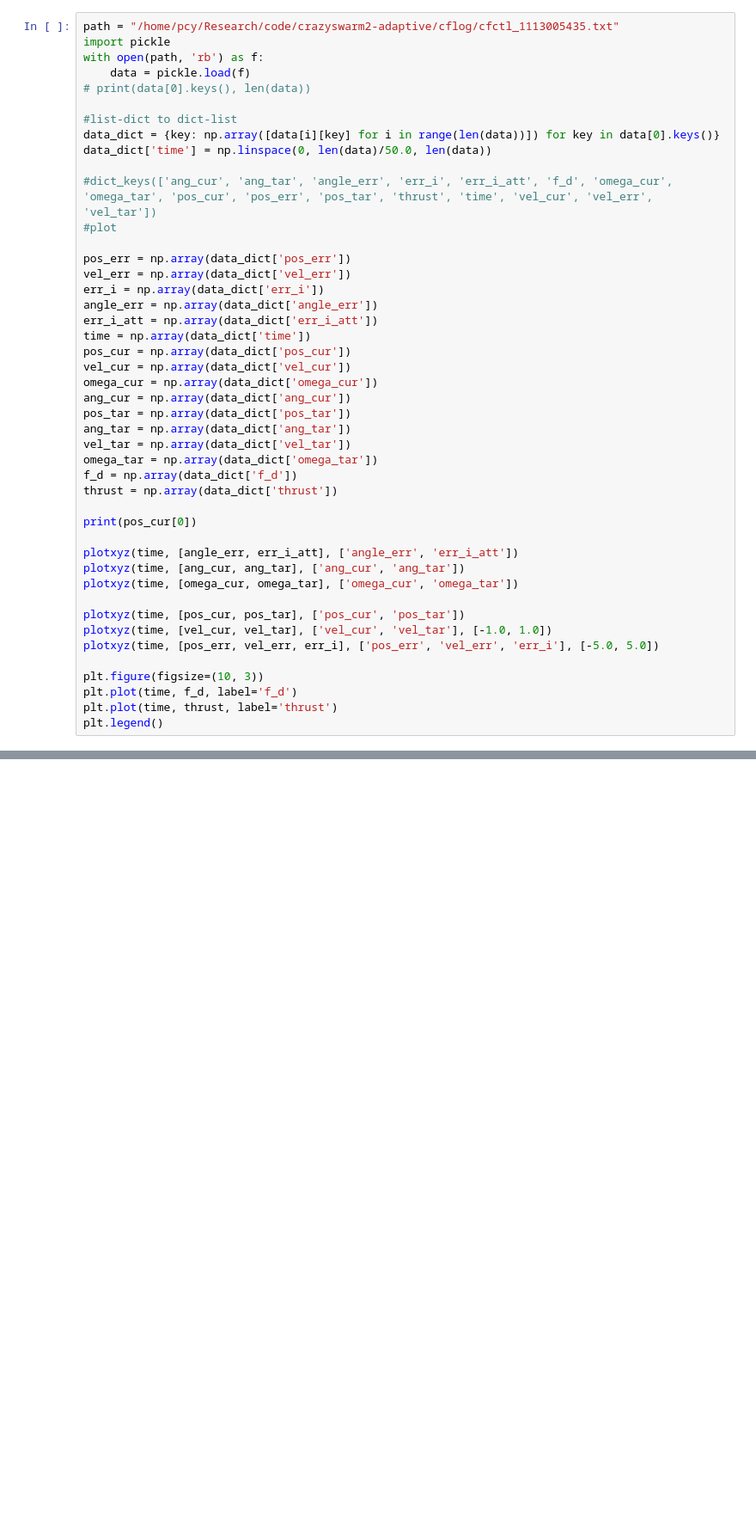
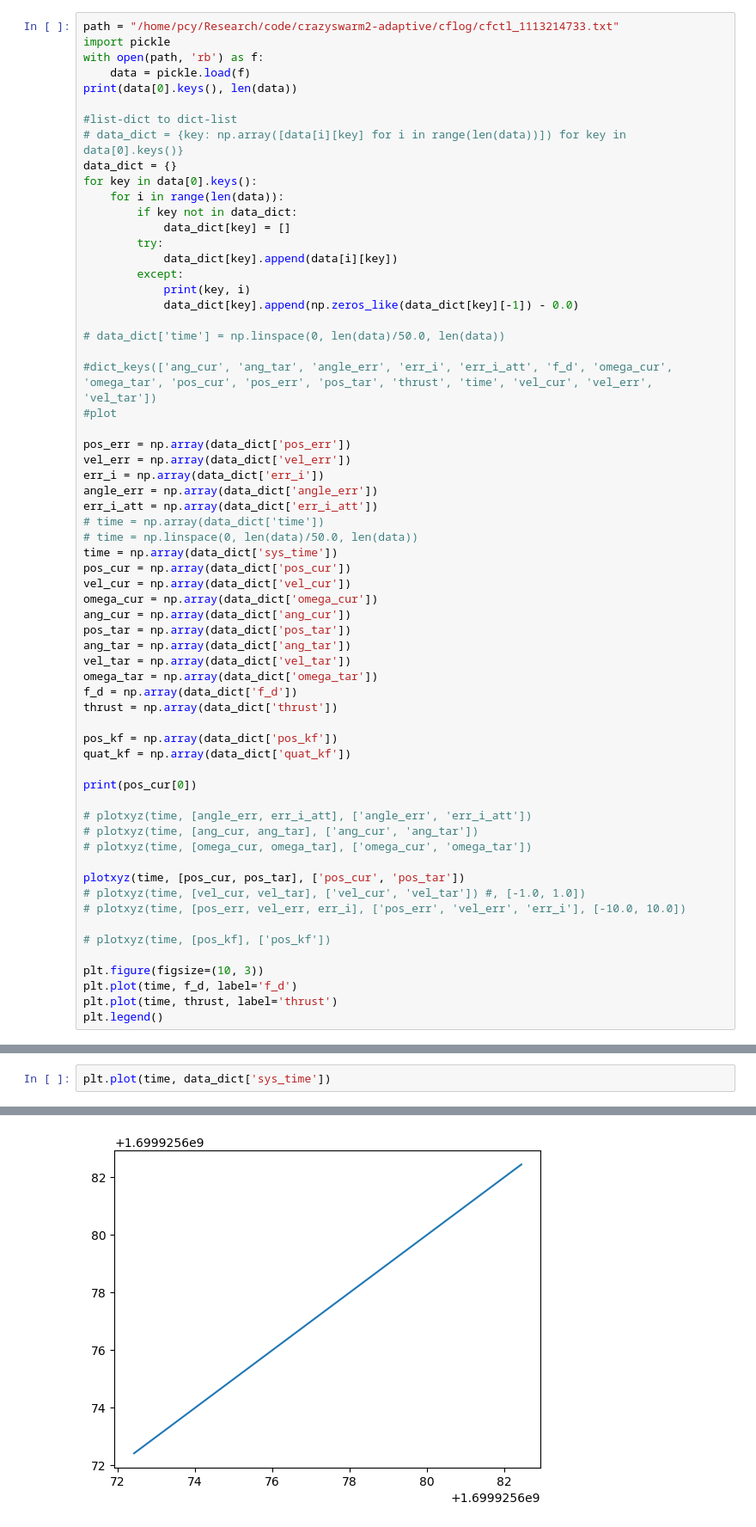
Before and after one commit to jc-bao/crazyswarm2-adaptive, a Jupyter notebook: utils/crazyflie-firmware-adaptive/tools/usdlog/plot.ipynb, the cells around one changed output, grey strips where cells are left out. Shown: that part at 86% size. Drawn from its saved outputs; the diff is of its cells as text; blank space fills up the shorter version.

```diff
--- a/utils/crazyflie-firmware-adaptive/tools/usdlog/plot.ipynb
+++ b/utils/crazyflie-firmware-adaptive/tools/usdlog/plot.ipynb
@@ -136,13 +149,24 @@ plt.legend()
 # %%
-path = "/home/pcy/Research/code/crazyswarm2-adaptive/cflog/cfctl_1113005435.txt"
+path = "/home/pcy/Research/code/crazyswarm2-adaptive/cflog/cfctl_1113214733.txt"
 import pickle
 with open(path, 'rb') as f:
     data = pickle.load(f)
-# print(data[0].keys(), len(data))
+print(data[0].keys(), len(data))
 
 #list-dict to dict-list
-data_dict = {key: np.array([data[i][key] for i in range(len(data))]) for key in data[0].keys()}
-data_dict['time'] = np.linspace(0, len(data)/50.0, len(data))
+# data_dict = {key: np.array([data[i][key] for i in range(len(data))]) for key in data[0].keys()}
+data_dict = {}
+for key in data[0].keys():
+    for i in range(len(data)):
+        if key not in data_dict:
+            data_dict[key] = []
+        try:
+            data_dict[key].append(data[i][key])
+        except:
+            print(key, i)
+            data_dict[key].append(np.zeros_like(data_dict[key][-1]) - 0.0)
+
+# data_dict['time'] = np.linspace(0, len(data)/50.0, len(data))
 
 #dict_keys(['ang_cur', 'ang_tar', 'angle_err', 'err_i', 'err_i_att', 'f_d', 'omega_cur', 'omega_tar', 'pos_cur', 'pos_err', 'pos_tar', 'thrust', 'time', 'vel_cur', 'vel_err', 'vel_tar'])
 #plot
@@ -152,7 +176,9 @@ vel_err = np.array(data_dict['vel_err'])
 err_i = np.array(data_dict['err_i'])
 angle_err = np.array(data_dict['angle_err'])
 err_i_att = np.array(data_dict['err_i_att'])
-time = np.array(data_dict['time'])
+# time = np.array(data_dict['time'])
+# time = np.linspace(0, len(data)/50.0, len(data))
+time = np.array(data_dict['sys_time'])
 pos_cur = np.array(data_dict['pos_cur'])
 vel_cur = np.array(data_dict['vel_cur'])
 omega_cur = np.array(data_dict['omega_cur'])
@@ -164,15 +190,20 @@ omega_tar = np.array(data_dict['omega_tar'])
 f_d = np.array(data_dict['f_d'])
 thrust = np.array(data_dict['thrust'])
 
+pos_kf = np.array(data_dict['pos_kf'])
+quat_kf = np.array(data_dict['quat_kf'])
+
 print(pos_cur[0])
 
-plotxyz(time, [angle_err, err_i_att], ['angle_err', 'err_i_att'])
-plotxyz(time, [ang_cur, ang_tar], ['ang_cur', 'ang_tar'])
-plotxyz(time, [omega_cur, omega_tar], ['omega_cur', 'omega_tar'])
+# plotxyz(time, [angle_err, err_i_att], ['angle_err', 'err_i_att'])
+# plotxyz(time, [ang_cur, ang_tar], ['ang_cur', 'ang_tar'])
+# plotxyz(time, [omega_cur, omega_tar], ['omega_cur', 'omega_tar'])
 
 plotxyz(time, [pos_cur, pos_tar], ['pos_cur', 'pos_tar'])
-plotxyz(time, [vel_cur, vel_tar], ['vel_cur', 'vel_tar'], [-1.0, 1.0])
-plotxyz(time, [pos_err, vel_err, err_i], ['pos_err', 'vel_err', 'err_i'], [-5.0, 5.0])
+# plotxyz(time, [vel_cur, vel_tar], ['vel_cur', 'vel_tar']) #, [-1.0, 1.0])
+# plotxyz(time, [pos_err, vel_err, err_i], ['pos_err', 'vel_err', 'err_i'], [-10.0, 10.0])
+
+# plotxyz(time, [pos_kf], ['pos_kf'])
 
 plt.figure(figsize=(10, 3))
 plt.plot(time, f_d, label='f_d')
@@ -180,0 +220,3 @@ plt.legend()
+# %%
+plt.plot(time, data_dict['sys_time'])
+# %% [output]
@@ -180,0 +224 @@ plt.legend()
+[figure, added]
```
Also changed, not shown: parts of 7 cells of this notebook, 16 other files.
